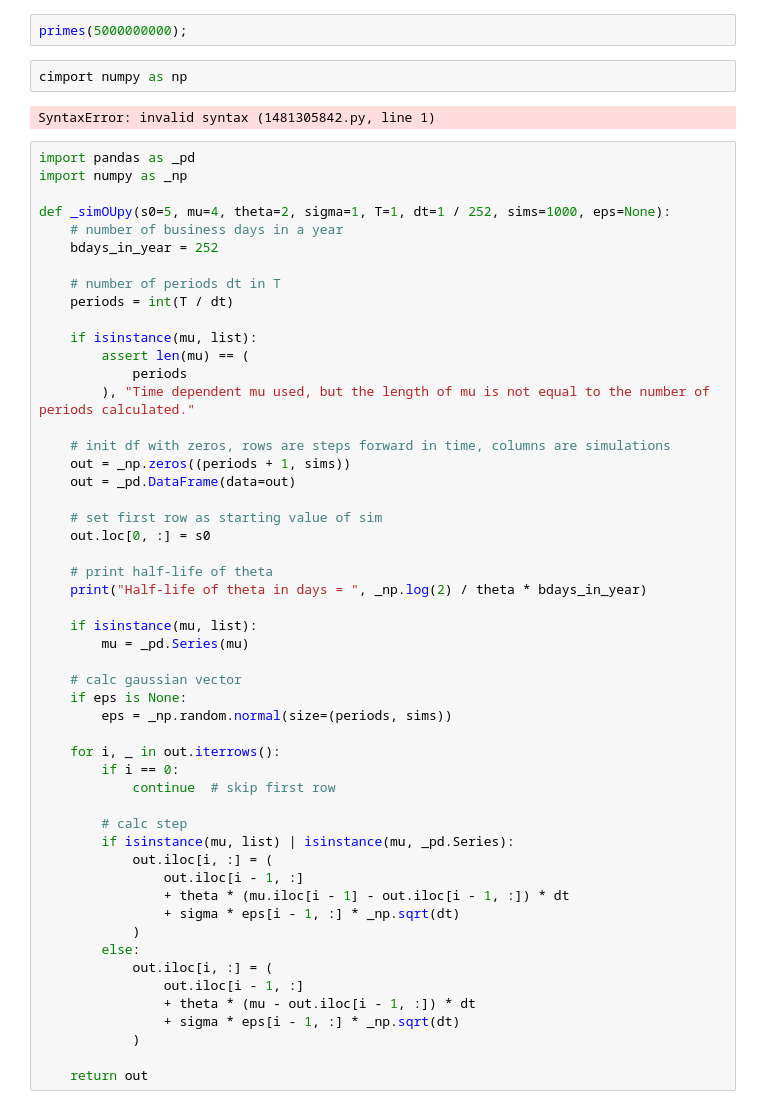
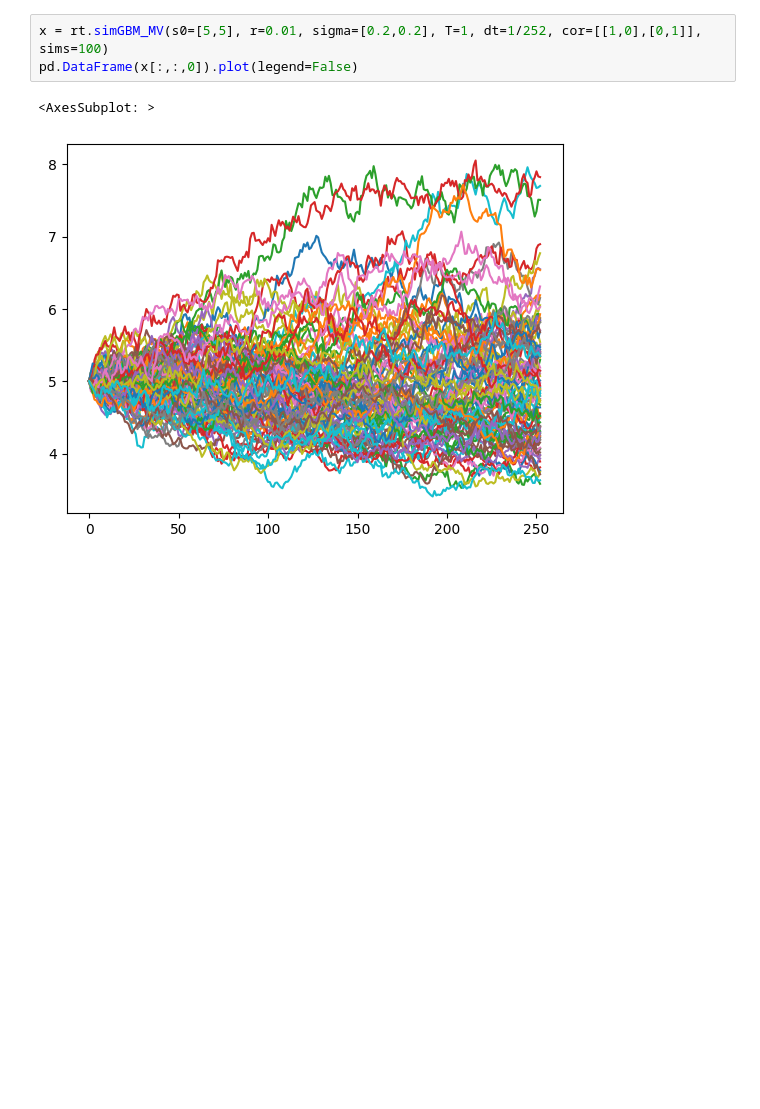
Before and after one commit to bbcho/risktools-dev, a Jupyter notebook: notebooks/c-code.ipynb, the cells around one changed output. Saved outputs shown, nothing was run; the diff lists cells and outputs as text; blank space fills up the shorter version.

```diff
--- a/notebooks/c-code.ipynb
+++ b/notebooks/c-code.ipynb
@@ -135,58 +8,6 @@ def primes(nb_primes: cython.int):
-# %%
-primes(5000000000);
-# %%
-cimport numpy as np
-# %% [output]
-SyntaxError: invalid syntax (1481305842.py, line 1)
-# %%
-import pandas as _pd
-import numpy as _np
-
-def _simOUpy(s0=5, mu=4, theta=2, sigma=1, T=1, dt=1 / 252, sims=1000, eps=None):
-    # number of business days in a year
-    bdays_in_year = 252
-
-    # number of periods dt in T
-    periods = int(T / dt)
-
-    if isinstance(mu, list):
-        assert len(mu) == (
-            periods
-        ), "Time dependent mu used, but the length of mu is not equal to the number of periods calculated."
-
-    # init df with zeros, rows are steps forward in time, columns are simulations
-    out = _np.zeros((periods + 1, sims))
-    out = _pd.DataFrame(data=out)
-
-    # set first row as starting value of sim
-    out.loc[0, :] = s0
-
-    # print half-life of theta
-    print("Half-life of theta in days = ", _np.log(2) / theta * bdays_in_year)
-
-    if isinstance(mu, list):
-        mu = _pd.Series(mu)
-
-    # calc gaussian vector
-    if eps is None:
-        eps = _np.random.normal(size=(periods, sims))
-
-    for i, _ in out.iterrows():
-        if i == 0:
-            continue  # skip first row
-
-        # calc step
-        if isinstance(mu, list) | isinstance(mu, _pd.Series):
-            out.iloc[i, :] = (
-                out.iloc[i - 1, :]
-                + theta * (mu.iloc[i - 1] - out.iloc[i - 1, :]) * dt
-                + sigma * eps[i - 1, :] * _np.sqrt(dt)
-            )
-        else:
-            out.iloc[i, :] = (
-                out.iloc[i - 1, :]
-                + theta * (mu - out.iloc[i - 1, :]) * dt
-                + sigma * eps[i - 1, :] * _np.sqrt(dt)
-            )
-
-    return out
+# %%
+x = rt.simGBM_MV(s0=[5,5], r=0.01, sigma=[0.2,0.2], T=1, dt=1/252, cor=[[1,0],[0,1]], sims=100)
+pd.DataFrame(x[:,:,0]).plot(legend=False)
+# %% [output]
+<AxesSubplot: >
+[figure, added]
```
Also changed, not shown: parts of 18 cells of this notebook, 2 other files.
